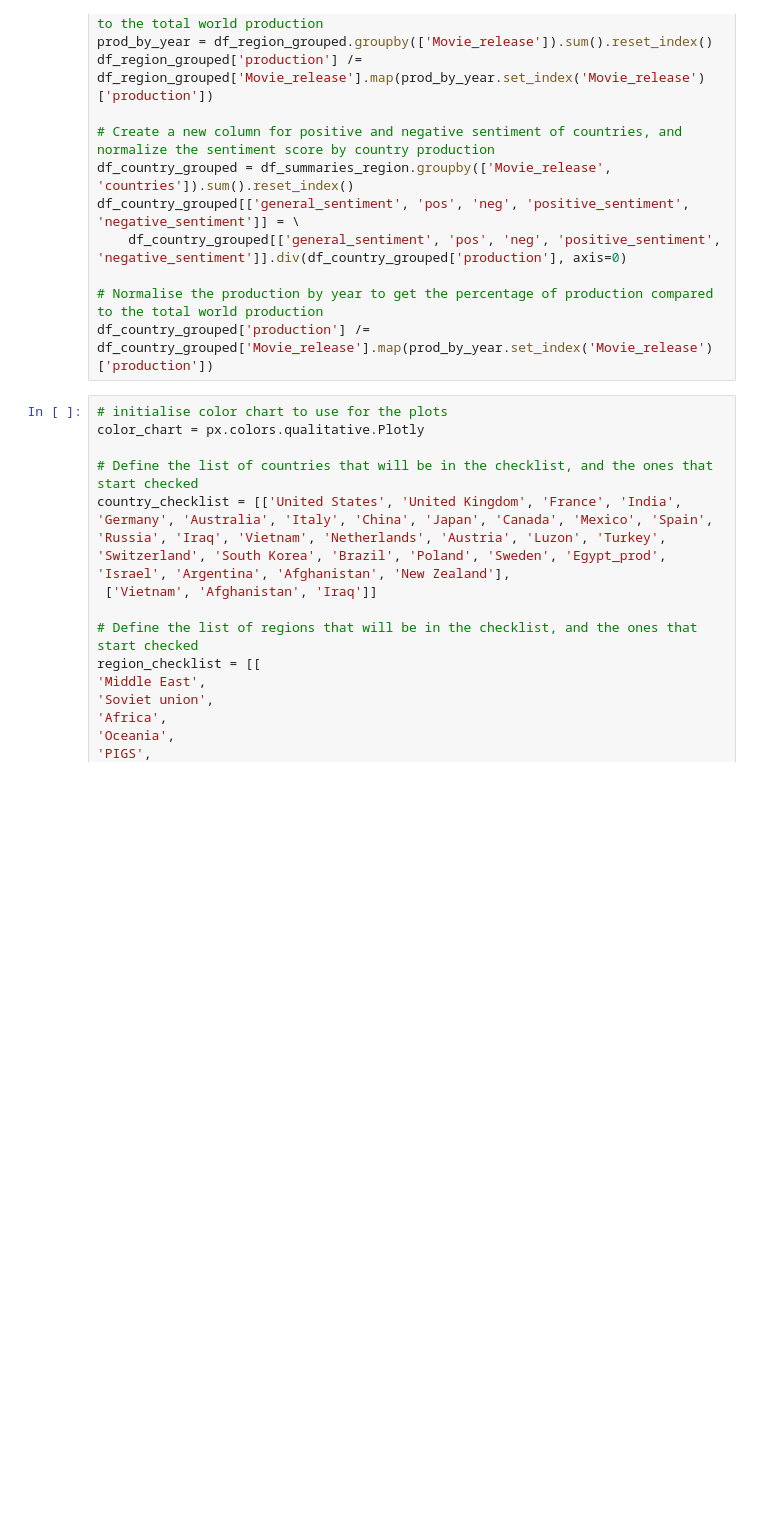
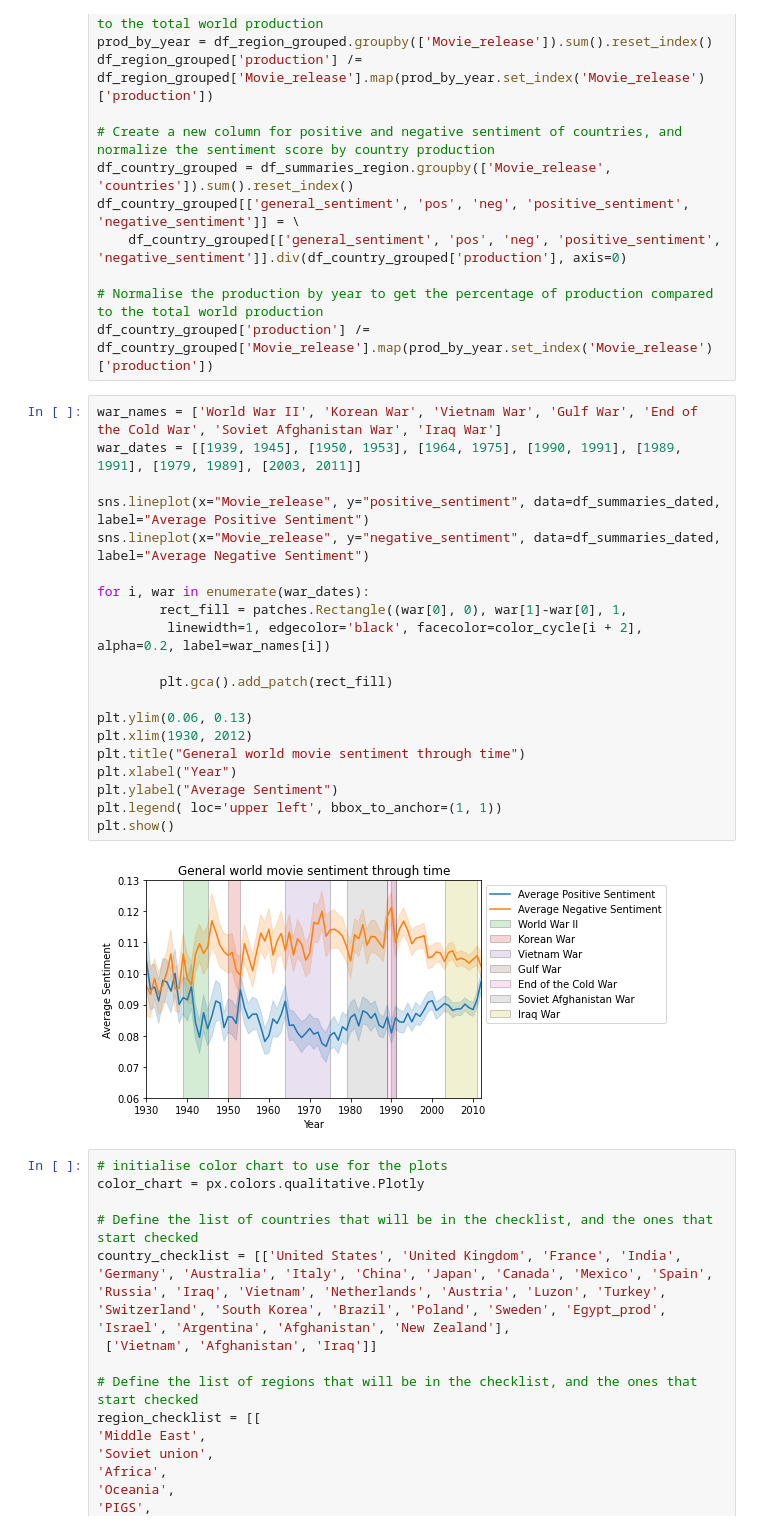
Before and after one commit to epfl-ada/ada-2022-project-abracadabra2022, a Jupyter notebook: country_plots.ipynb, the cells around one changed output. Drawn from its saved outputs; the diff is of its cells as text; blank space fills up the shorter version.

```diff
--- a/country_plots.ipynb
+++ b/country_plots.ipynb
@@ -368,6 +370,28 @@ df_country_grouped[['general_sentiment', 'pos', 'neg', 'positive_sentiment', 'ne
 
 # Normalise the production by year to get the percentage of production compared to the total world production
 df_country_grouped['production'] /= df_country_grouped['Movie_release'].map(prod_by_year.set_index('Movie_release')['production'])
+# %%
+war_names = ['World War II', 'Korean War', 'Vietnam War', 'Gulf War', 'End of the Cold War', 'Soviet Afghanistan War', 'Iraq War']
+war_dates = [[1939, 1945], [1950, 1953], [1964, 1975], [1990, 1991], [1989, 1991], [1979, 1989], [2003, 2011]]
+
+sns.lineplot(x="Movie_release", y="positive_sentiment", data=df_summaries_dated, label="Average Positive Sentiment")
+sns.lineplot(x="Movie_release", y="negative_sentiment", data=df_summaries_dated, label="Average Negative Sentiment")
+
+for i, war in enumerate(war_dates):
+        rect_fill = patches.Rectangle((war[0], 0), war[1]-war[0], 1,
+         linewidth=1, edgecolor='black', facecolor=color_cycle[i + 2], alpha=0.2, label=war_names[i])
+
+        plt.gca().add_patch(rect_fill)
+
+plt.ylim(0.06, 0.13)
+plt.xlim(1930, 2012)
+plt.title("General world movie sentiment through time")
+plt.xlabel("Year")
+plt.ylabel("Average Sentiment")
+plt.legend( loc='upper left', bbox_to_anchor=(1, 1))
+plt.show()
+# %% [output]
+[figure, added]
 # %%
 # initialise color chart to use for the plots
 color_chart = px.colors.qualitative.Plotly
```
Also changed, not shown: parts of 3 cells of this notebook, 1 other file.
